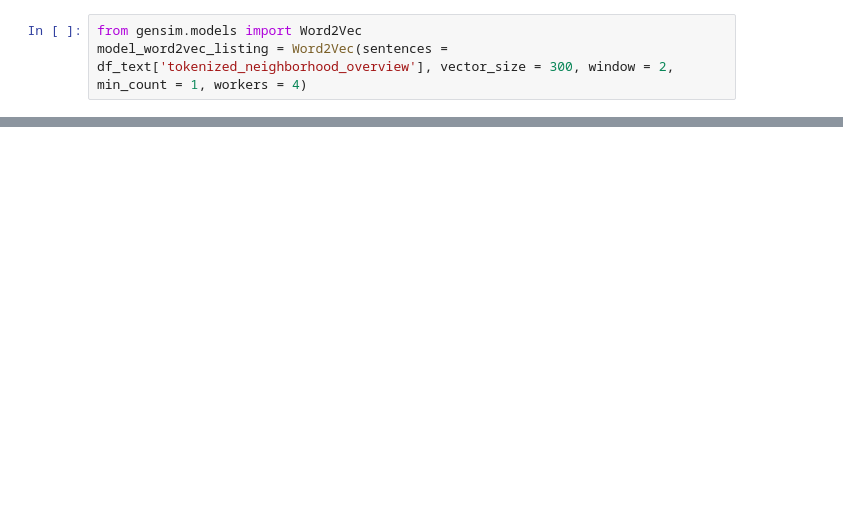
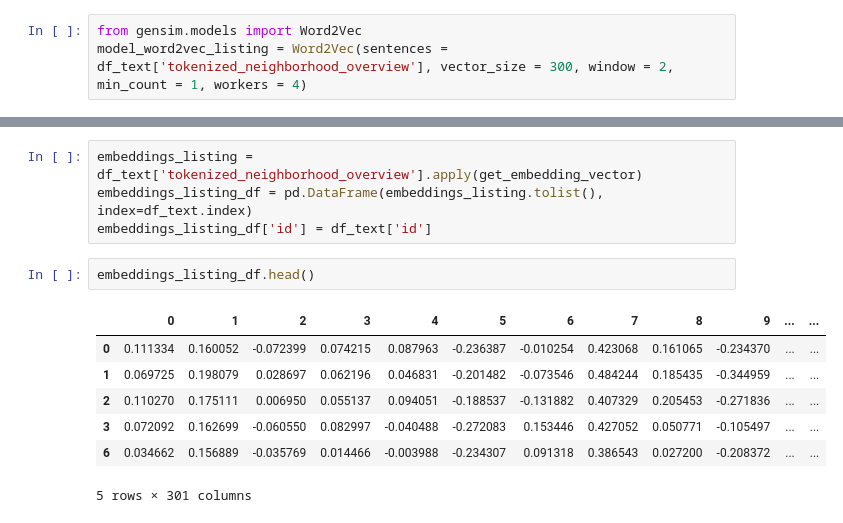
Before and after one commit to YanqiS/BA820-Project, a Jupyter notebook: 820 project coding.ipynb, the cells around one changed output, grey strips where cells are left out. Saved outputs shown, nothing was run; the diff lists cells and outputs as text; blank space fills up the shorter version.

```diff
--- a/820 project coding.ipynb
+++ b/820 project coding.ipynb
@@ -1127,3 +1095,17 @@ embeddings_listing_df
+# %%
+embeddings_listing = df_text['tokenized_neighborhood_overview'].apply(get_embedding_vector)
+embeddings_listing_df = pd.DataFrame(embeddings_listing.tolist(), index=df_text.index)
+embeddings_listing_df['id'] = df_text['id']
+# %%
+embeddings_listing_df.head()
+# %% [output]
+|  | 0 | 1 | 2 | 3 | 4 | 5 | 6 | 7 | 8 | 9 | ... | ... |
+| 0 | 0.111334 | 0.160052 | -0.072399 | 0.074215 | 0.087963 | -0.236387 | -0.010254 | 0.423068 | 0.161065 | -0.234370 | ... | ... |
+| 1 | 0.069725 | 0.198079 | 0.028697 | 0.062196 | 0.046831 | -0.201482 | -0.073546 | 0.484244 | 0.185435 | -0.344959 | ... | ... |
+| 2 | 0.110270 | 0.175111 | 0.006950 | 0.055137 | 0.094051 | -0.188537 | -0.131882 | 0.407329 | 0.205453 | -0.271836 | ... | ... |
+| 3 | 0.072092 | 0.162699 | -0.060550 | 0.082997 | -0.040488 | -0.272083 | 0.153446 | 0.427052 | 0.050771 | -0.105497 | ... | ... |
+| 6 | 0.034662 | 0.156889 | -0.035769 | 0.014466 | -0.003988 | -0.234307 | 0.091318 | 0.386543 | 0.027200 | -0.208372 | ... | ... |
+5 rows × 301 columns
 # %%
 from sklearn.cluster import KMeans
 import matplotlib.pyplot as plt
```
Also changed, not shown: parts of 13 cells of this notebook.
